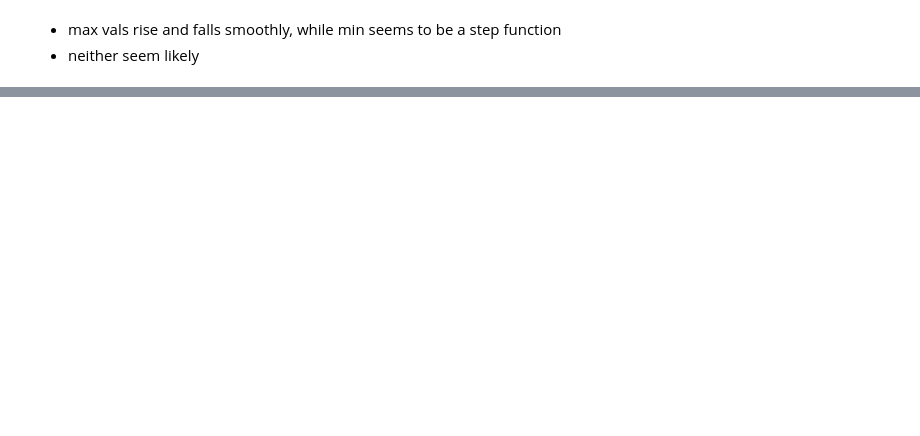
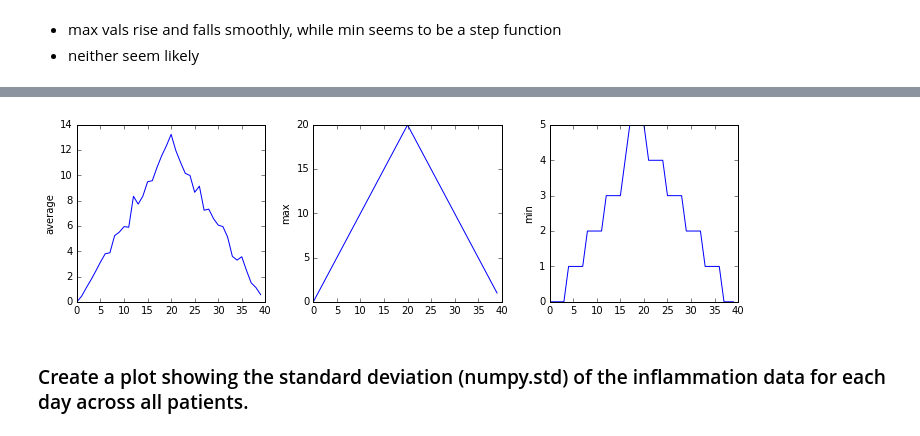
Before and after one commit to ucsdlib/python-novice-inflammation, a Jupyter notebook: 1-intro-to-numpy.ipynb, the cells around one changed output, grey strips where cells are left out. Cells and saved outputs as stored; diff of their text form; code cells hidden in the pictures; blank space fills up the shorter version.

```diff
--- a/1-intro-to-numpy.ipynb
+++ b/1-intro-to-numpy.ipynb
@@ -294,0 +331,28 @@ SyntaxError: invalid syntax (<ipython-input-38-0dc62044ecca>, line 1)
+# %%
+import numpy
+import matplotlib.pyplot
+
+data = numpy.loadtxt(fname='data/inflammation-01.csv', delimiter=',')
+
+fig = matplotlib.pyplot.figure(figsize=(10.0, 3.0))
+
+axes1 = fig.add_subplot(1, 3, 1)
+axes2 = fig.add_subplot(1, 3, 2)
+axes3 = fig.add_subplot(1, 3, 3)
+
+axes1.set_ylabel('average')
+axes1.plot(data.mean(axis=0))
+
+axes2.set_ylabel('max')
+axes2.plot(data.max(axis=0))
+
+axes3.set_ylabel('min')
+axes3.plot(data.min(axis=0))
+
+fig.tight_layout()
+
+matplotlib.pyplot.show()
+# %% [output]
+[figure, added]
+# %% [markdown]
+### Create a plot showing the standard deviation (numpy.std) of the inflammation data for each day across all patients.
```
Also changed, not shown: parts of 5 cells of this notebook, 3 other files.
